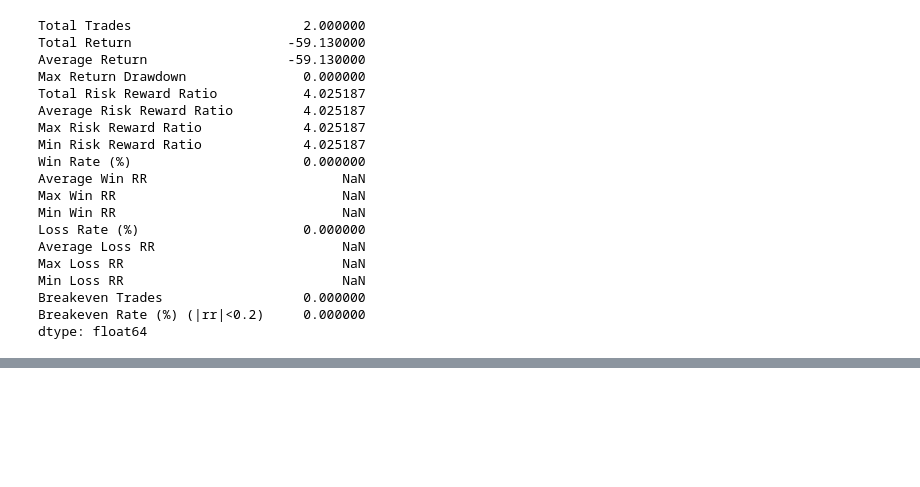
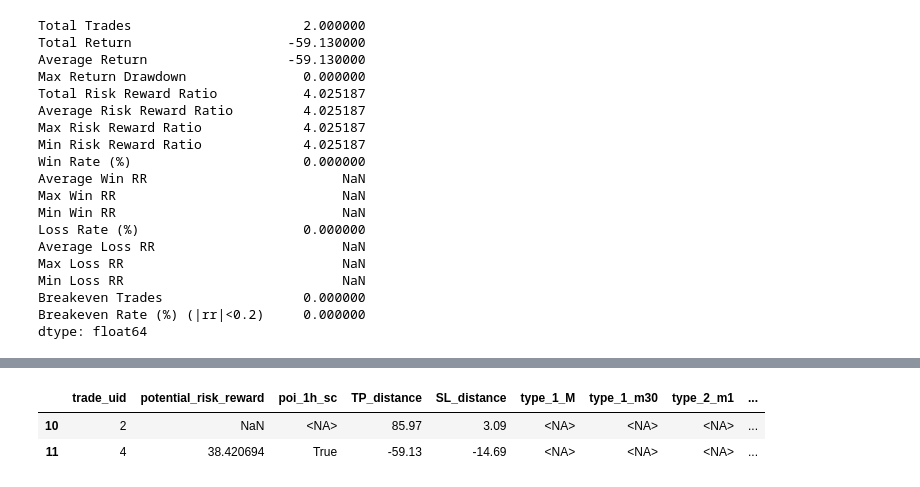
Before and after one commit to put101/trade_journal, a Jupyter notebook: analysis.ipynb, the cells around one changed output, grey strips where cells are left out. Drawn from its saved outputs; the diff is of its cells as text; code cells hidden in the pictures; blank space fills up the shorter version.

```diff
--- a/analysis.ipynb
+++ b/analysis.ipynb
@@ -150,0 +152,6 @@ plot_feature_distributions(df, type_X_cols,)
+# %%
+df
+# %% [output]
+|  | trade_uid | potential_risk_reward | poi_1h_sc | TP_distance | SL_distance | type_1_M | type_1_m30 | type_2_m1 | ... |
+| 10 | 2 | NaN | <NA> | 85.97 | 3.09 | <NA> | <NA> | <NA> | ... |
+| 11 | 4 | 38.420694 | True | -59.13 | -14.69 | <NA> | <NA> | <NA> | ... |
```
Also changed, not shown: parts of 5 cells of this notebook, 3 other files.
